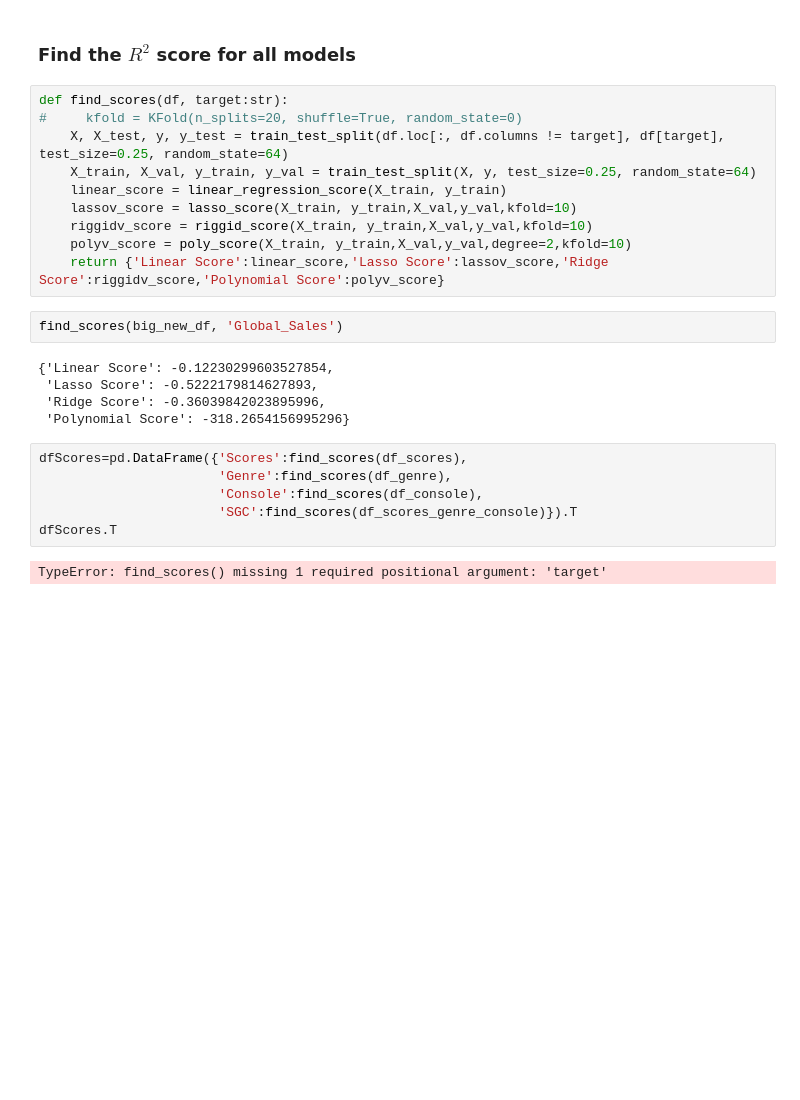
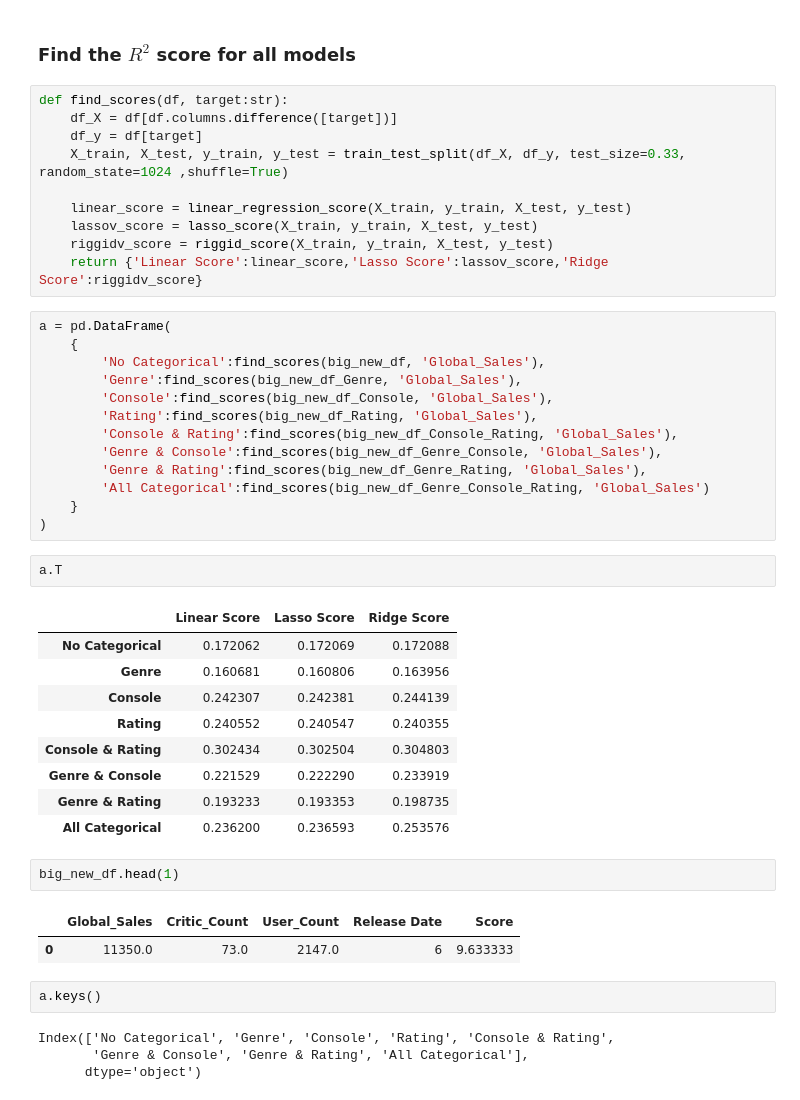
Before and after one commit to L9Sneaky/SDAIA_Regression, a Jupyter notebook: linear regression.ipynb, the cells around one changed output. Cells and saved outputs as stored; diff of their text form; blank space fills up the shorter version.

```diff
--- a/linear regression.ipynb
+++ b/linear regression.ipynb
@@ -203,26 +224,47 @@ def poly_score(X,y,X_val,y_val,degree:int=2,kfold:int=5):
 ### Find the $R^2$ score for all models
 # %%
 def find_scores(df, target:str):
-#     kfold = KFold(n_splits=20, shuffle=True, random_state=0)
-    X, X_test, y, y_test = train_test_split(df.loc[:, df.columns != target], df[target], test_size=0.25, random_state=64)
-    X_train, X_val, y_train, y_val = train_test_split(X, y, test_size=0.25, random_state=64)
-    linear_score = linear_regression_score(X_train, y_train)
-    lassov_score = lasso_score(X_train, y_train,X_val,y_val,kfold=10)
-    riggidv_score = riggid_score(X_train, y_train,X_val,y_val,kfold=10)
-    polyv_score = poly_score(X_train, y_train,X_val,y_val,degree=2,kfold=10)
-    return {'Linear Score':linear_score,'Lasso Score':lassov_score,'Ridge Score':riggidv_score,'Polynomial Score':polyv_score}
+    df_X = df[df.columns.difference([target])]
+    df_y = df[target]
+    X_train, X_test, y_train, y_test = train_test_split(df_X, df_y, test_size=0.33, random_state=1024 ,shuffle=True)
+
+    linear_score = linear_regression_score(X_train, y_train, X_test, y_test)
+    lassov_score = lasso_score(X_train, y_train, X_test, y_test)
+    riggidv_score = riggid_score(X_train, y_train, X_test, y_test)
+    return {'Linear Score':linear_score,'Lasso Score':lassov_score,'Ridge Score':riggidv_score}
 # %%
-find_scores(big_new_df, 'Global_Sales')
+a = pd.DataFrame(
+    {
+        'No Categorical':find_scores(big_new_df, 'Global_Sales'),
+        'Genre':find_scores(big_new_df_Genre, 'Global_Sales'),
+        'Console':find_scores(big_new_df_Console, 'Global_Sales'),
+        'Rating':find_scores(big_new_df_Rating, 'Global_Sales'),
+        'Console & Rating':find_scores(big_new_df_Console_Rating, 'Global_Sales'),
+        'Genre & Console':find_scores(big_new_df_Genre_Console, 'Global_Sales'),
+        'Genre & Rating':find_scores(big_new_df_Genre_Rating, 'Global_Sales'),
+        'All Categorical':find_scores(big_new_df_Genre_Console_Rating, 'Global_Sales')
+    }
+)
-# %% [output]
-{'Linear Score': -0.12230299603527854,
- 'Lasso Score': -0.5222179814627893,
- 'Ridge Score': -0.36039842023895996,
- 'Polynomial Score': -318.2654156995296}
-# %%
-dfScores=pd.DataFrame({'Scores':find_scores(df_scores),
-                       'Genre':find_scores(df_genre),
-                       'Console':find_scores(df_console),
-                       'SGC':find_scores(df_scores_genre_console)}).T
-dfScores.T
-# %% [output]
-TypeError: find_scores() missing 1 required positional argument: 'target'
+# %%
+a.T
+# %% [output]
+|  | Linear Score | Lasso Score | Ridge Score |
+| No Categorical | 0.172062 | 0.172069 | 0.172088 |
+| Genre | 0.160681 | 0.160806 | 0.163956 |
+| Console | 0.242307 | 0.242381 | 0.244139 |
+| Rating | 0.240552 | 0.240547 | 0.240355 |
+| Console & Rating | 0.302434 | 0.302504 | 0.304803 |
+| Genre & Console | 0.221529 | 0.222290 | 0.233919 |
+| Genre & Rating | 0.193233 | 0.193353 | 0.198735 |
+| All Categorical | 0.236200 | 0.236593 | 0.253576 |
+# %%
+big_new_df.head(1)
+# %% [output]
+|  | Global_Sales | Critic_Count | User_Count | Release Date | Score |
+| 0 | 11350.0 | 73.0 | 2147.0 | 6 | 9.633333 |
+# %%
+a.keys()
+# %% [output]
+Index(['No Categorical', 'Genre', 'Console', 'Rating', 'Console & Rating',
+       'Genre & Console', 'Genre & Rating', 'All Categorical'],
+      dtype='object')
```
Also changed, not shown: parts of 29 cells of this notebook, 2 other files.
